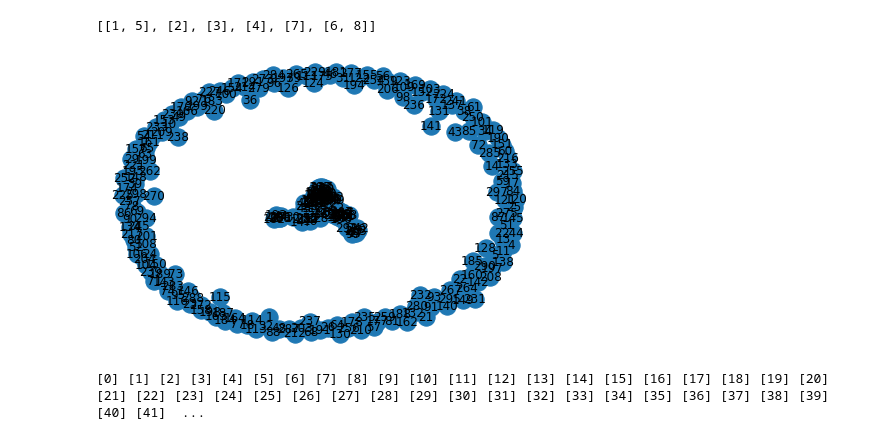
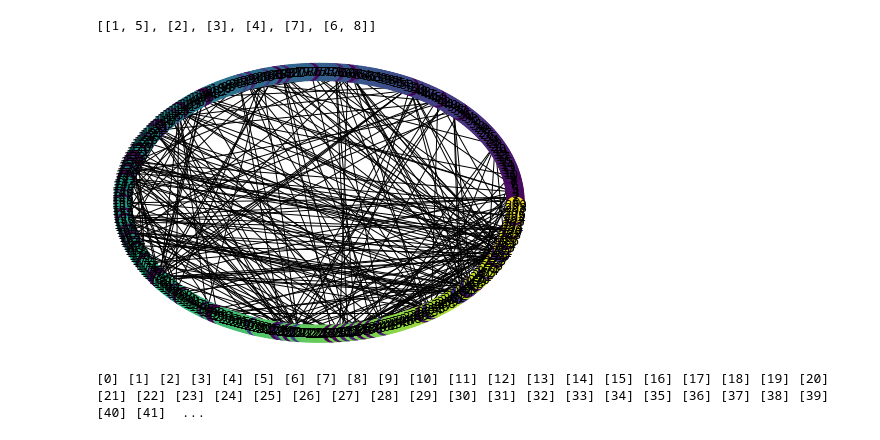
Before and after one commit to sagalpreet/Evolution-of-Clusters, a Jupyter notebook: Code/example_simulation.ipynb, the cells around one changed output. Cells and saved outputs as stored; diff of their text form; code cells hidden in the pictures.

```diff
--- a/Code/example_simulation.ipynb
+++ b/Code/example_simulation.ipynb
@@ -349,10 +349,11 @@ get_clusters(G)
 [[1, 5], [2], [3], [4], [7], [6, 8]]
 # %%
 G = Clauset_Network(300, 10, 5)
-# %%
-nx.draw(G, with_labels = 1)
-# %% [output]
-[figure, removed]
+# %%
+partition = community_louvain.best_partition(G)
+nx.draw(G, pos, node_color=list(partition.values()), with_labels = 1);
+# %% [output]
+[figure, added]
 # %%
 G = add_feature_vector(G, [('uniform', (0, 1)), ('uniform', (0, 1)), ('uniform', (0, 1)), ('uniform', (0, 1)), ('uniform', (0, 1))])
 G = add_vulnerability_of_node(G, 'uniform', 0, 1)
```
